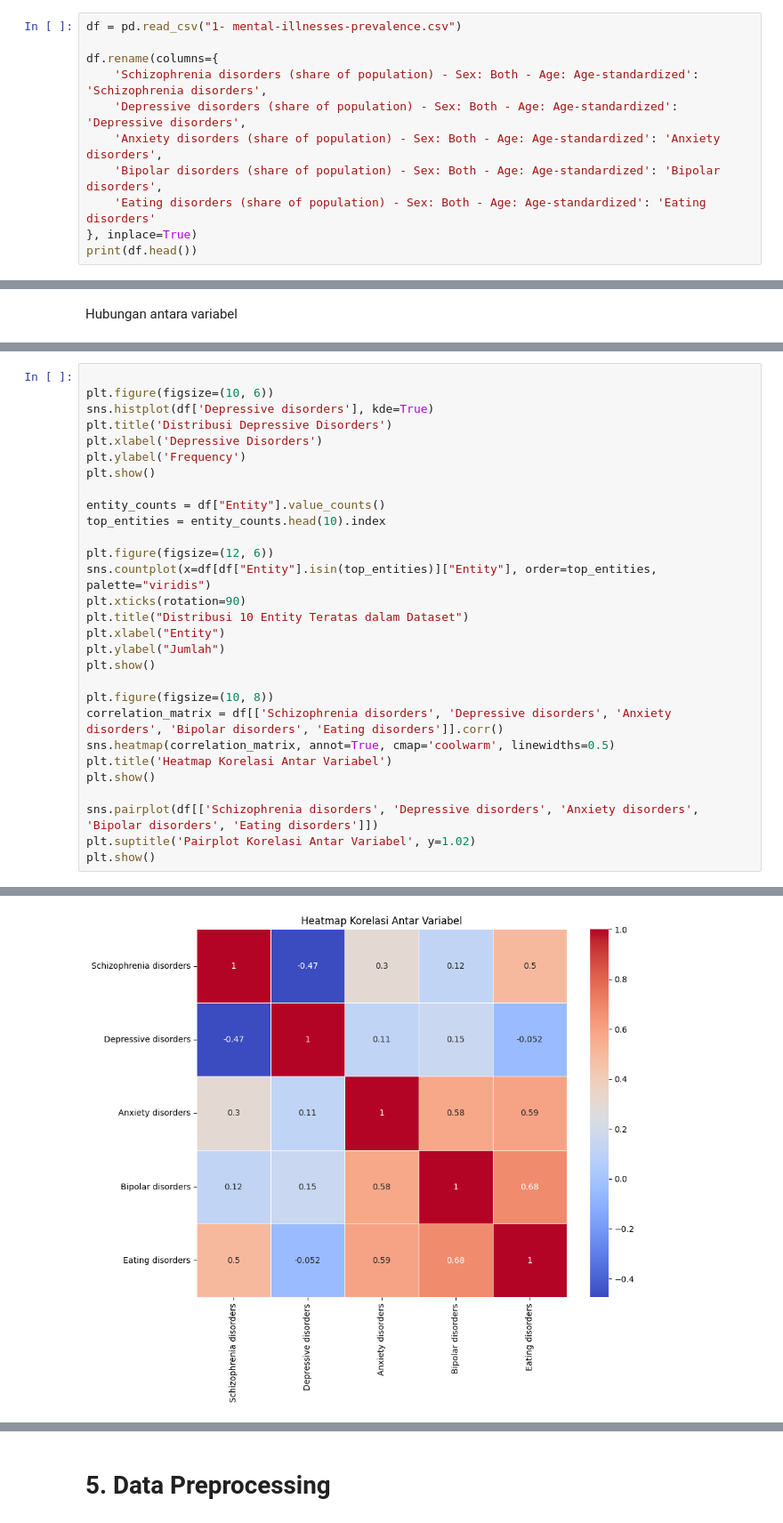
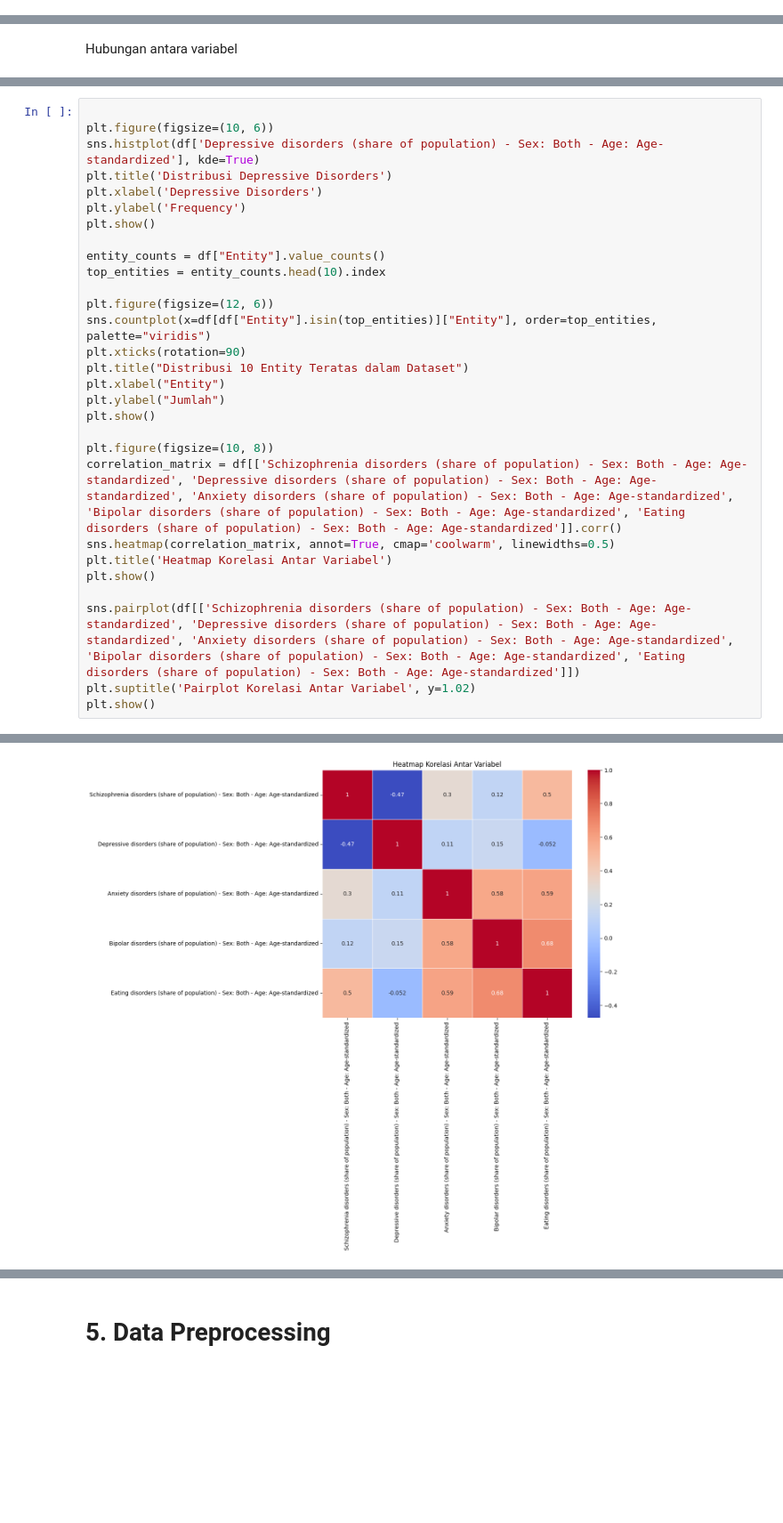
Before and after one commit to Nico-LeeNH/Machine-Learning_Proyek, a Jupyter notebook: Clustering.ipynb, the cells around one changed output, grey strips where cells are left out. Shown at 89% size. Saved outputs shown, nothing was run; the diff lists cells and outputs as text; blank space fills up the shorter version.

```diff
--- a/Clustering.ipynb
+++ b/Clustering.ipynb
@@ -52,14 +52,3 @@ print("Jumlah kolom:", jumlah_kolom)
 # %% [output]
 Jumlah baris: 6420
 Jumlah kolom: 8
-# %%
-df = pd.read_csv("1- mental-illnesses-prevalence.csv")
-
-df.rename(columns={
-    'Schizophrenia disorders (share of population) - Sex: Both - Age: Age-standardized': 'Schizophrenia disorders',
-    'Depressive disorders (share of population) - Sex: Both - Age: Age-standardized': 'Depressive disorders',
-    'Anxiety disorders (share of population) - Sex: Both - Age: Age-standardized': 'Anxiety disorders',
-    'Bipolar disorders (share of population) - Sex: Both - Age: Age-standardized': 'Bipolar disorders',
-    'Eating disorders (share of population) - Sex: Both - Age: Age-standardized': 'Eating disorders'
-}, inplace=True)
-print(df.head())
@@ -133,36 +108,36 @@ plt.show()
 # %%
 
 plt.figure(figsize=(10, 6))
-sns.histplot(df['Depressive disorders'], kde=True)
+sns.histplot(df['Depressive disorders (share of population) - Sex: Both - Age: Age-standardized'], kde=True)
 plt.title('Distribusi Depressive Disorders')
 plt.xlabel('Depressive Disorders')
 plt.ylabel('Frequency')
 plt.show()
 
 entity_counts = df["Entity"].value_counts()
 top_entities = entity_counts.head(10).index
 
 plt.figure(figsize=(12, 6))
 sns.countplot(x=df[df["Entity"].isin(top_entities)]["Entity"], order=top_entities, palette="viridis")
 plt.xticks(rotation=90)
 plt.title("Distribusi 10 Entity Teratas dalam Dataset")
 plt.xlabel("Entity")
 plt.ylabel("Jumlah")
 plt.show()
 
 plt.figure(figsize=(10, 8))
-correlation_matrix = df[['Schizophrenia disorders', 'Depressive disorders', 'Anxiety disorders', 'Bipolar disorders', 'Eating disorders']].corr()
+correlation_matrix = df[['Schizophrenia disorders (share of population) - Sex: Both - Age: Age-standardized', 'Depressive disorders (share of population) - Sex: Both - Age: Age-standardized', 'Anxiety disorders (share of population) - Sex: Both - Age: Age-standardized', 'Bipolar disorders (share of population) - Sex: Both - Age: Age-standardized', 'Eating disorders (share of population) - Sex: Both - Age: Age-standardized']].corr()
 sns.heatmap(correlation_matrix, annot=True, cmap='coolwarm', linewidths=0.5)
 plt.title('Heatmap Korelasi Antar Variabel')
 plt.show()
 
-sns.pairplot(df[['Schizophrenia disorders', 'Depressive disorders', 'Anxiety disorders', 'Bipolar disorders', 'Eating disorders']])
+sns.pairplot(df[['Schizophrenia disorders (share of population) - Sex: Both - Age: Age-standardized', 'Depressive disorders (share of population) - Sex: Both - Age: Age-standardized', 'Anxiety disorders (share of population) - Sex: Both - Age: Age-standardized', 'Bipolar disorders (share of population) - Sex: Both - Age: Age-standardized', 'Eating disorders (share of population) - Sex: Both - Age: Age-standardized']])
 plt.suptitle('Pairplot Korelasi Antar Variabel', y=1.02)
 plt.show()
 # %% [output]
 [figure]
 Passing `palette` without assigning `hue` is deprecated and will be removed in v0.14.0. Assign the `x` variable to `hue` and set `legend=False` for the same effect.
 
   sns.countplot(x=df[df["Entity"].isin(top_entities)]["Entity"], order=top_entities, palette="viridis")
 [figure]
-[figure, old version]
+[figure, new version]
```
Also changed, not shown: parts of 22 cells of this notebook, 3 other files.
